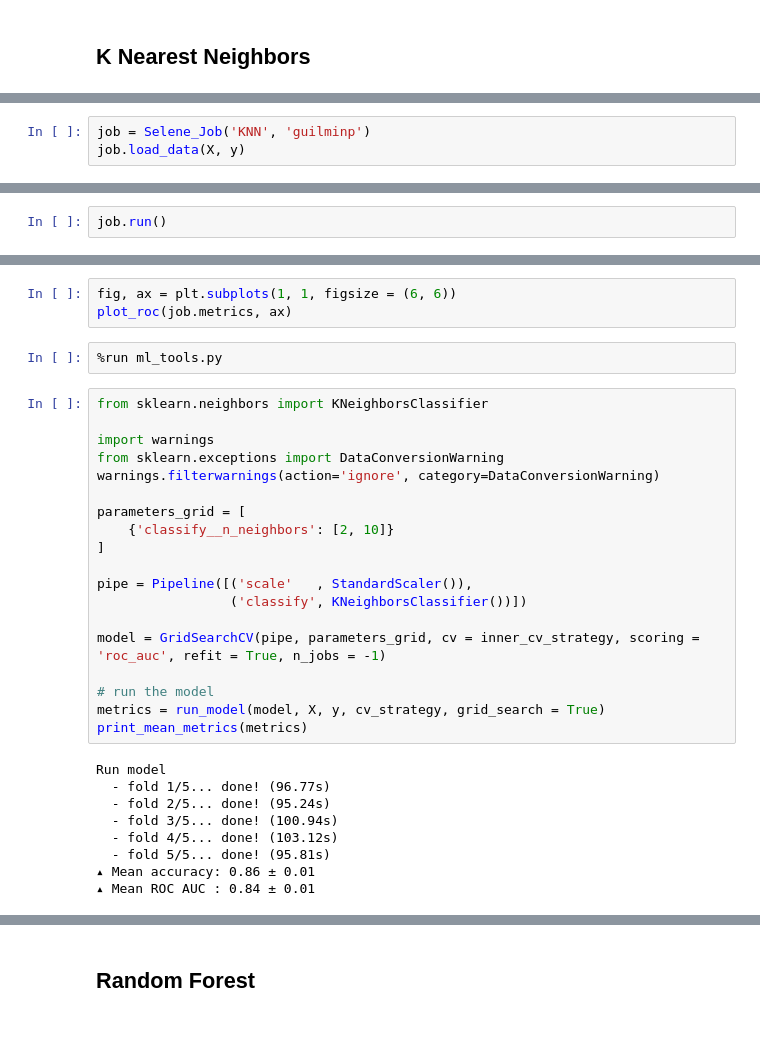
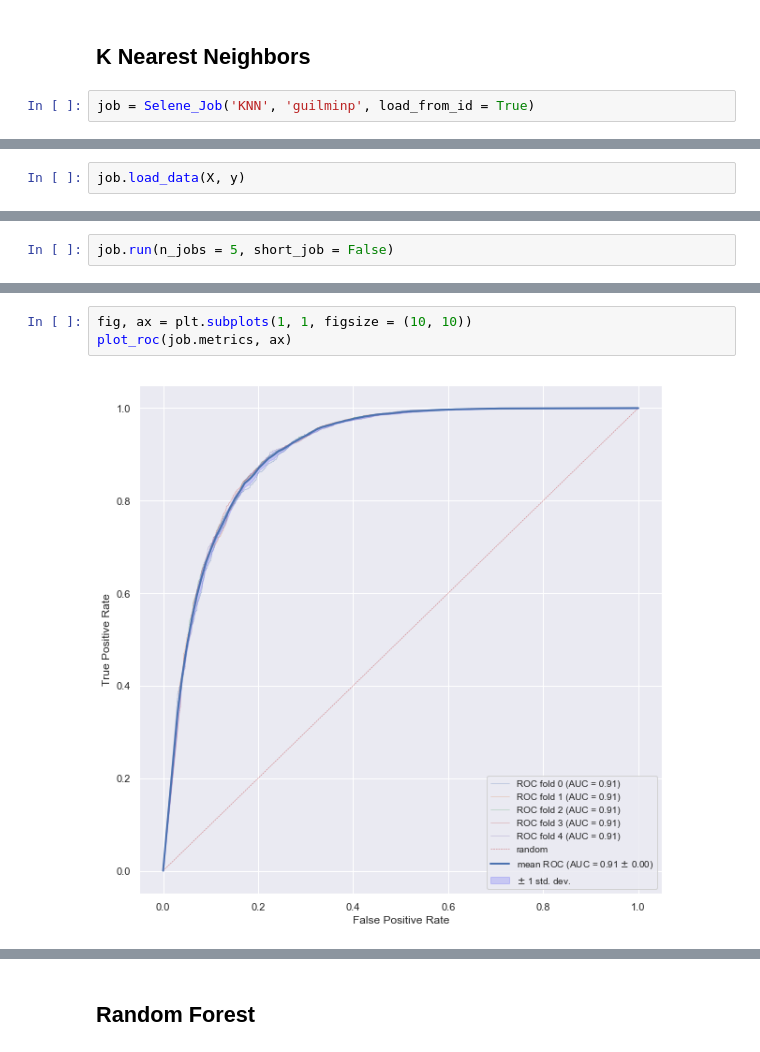
Before and after one commit to ElsaB/impact-annotator, a Jupyter notebook: analysis/prediction/somatic_vs_non_somatic_classification.ipynb, the cells around one changed output, grey strips where cells are left out. Drawn from its saved outputs; the diff is of its cells as text.

```diff
--- a/analysis/prediction/somatic_vs_non_somatic_classification.ipynb
+++ b/analysis/prediction/somatic_vs_non_somatic_classification.ipynb
@@ -247,2 +247,4 @@ plot_roc(metrics, ax)
 # %% [markdown]
 ## K Nearest Neighbors
+# %%
+job = Selene_Job('KNN', 'guilminp', load_from_id = True)
@@ -249,4 +253,3 @@ plot_roc(metrics, ax)
 # %%
-job = Selene_Job('KNN', 'guilminp')
 job.load_data(X, y)
 # %% [output]
@@ -312,4 +307,4 @@ Writing ssh_remote_jobs/job_KNN/script.py
 # %%
-job.run()
+job.run(n_jobs = 5, short_job = False)
 # %% [output]
 ➞ scp ssh_remote_jobs/job_KNN to guilminp@selene.mskcc.org:/home/guilminp/impact-annotator/analysis/prediction/ssh_remote_jobs
@@ -350,33 +355,5 @@ Fold 2: [209.49s | 43.77s]
 # %%
-fig, ax = plt.subplots(1, 1, figsize = (6, 6))
+fig, ax = plt.subplots(1, 1, figsize = (10, 10))
 plot_roc(job.metrics, ax)
+# %% [output]
+[figure, added]
-# %%
-%run ml_tools.py
-# %%
-from sklearn.neighbors import KNeighborsClassifier
-
-import warnings
-from sklearn.exceptions import DataConversionWarning
-warnings.filterwarnings(action='ignore', category=DataConversionWarning)
-
-parameters_grid = [
-    {'classify__n_neighbors': [2, 10]}
-]
-
-pipe = Pipeline([('scale'   , StandardScaler()),
-                 ('classify', KNeighborsClassifier())])
-
-model = GridSearchCV(pipe, parameters_grid, cv = inner_cv_strategy, scoring = 'roc_auc', refit = True, n_jobs = -1)
-
-# run the model
-metrics = run_model(model, X, y, cv_strategy, grid_search = True)
-print_mean_metrics(metrics)
-# %% [output]
-Run model
-  - fold 1/5... done! (96.77s)
-  - fold 2/5... done! (95.24s)
-  - fold 3/5... done! (100.94s)
-  - fold 4/5... done! (103.12s)
-  - fold 5/5... done! (95.81s)
-▴ Mean accuracy: 0.86 ± 0.01
-▴ Mean ROC AUC : 0.84 ± 0.01
```
Also changed, not shown: parts of 33 cells of this notebook, 4 other files.
